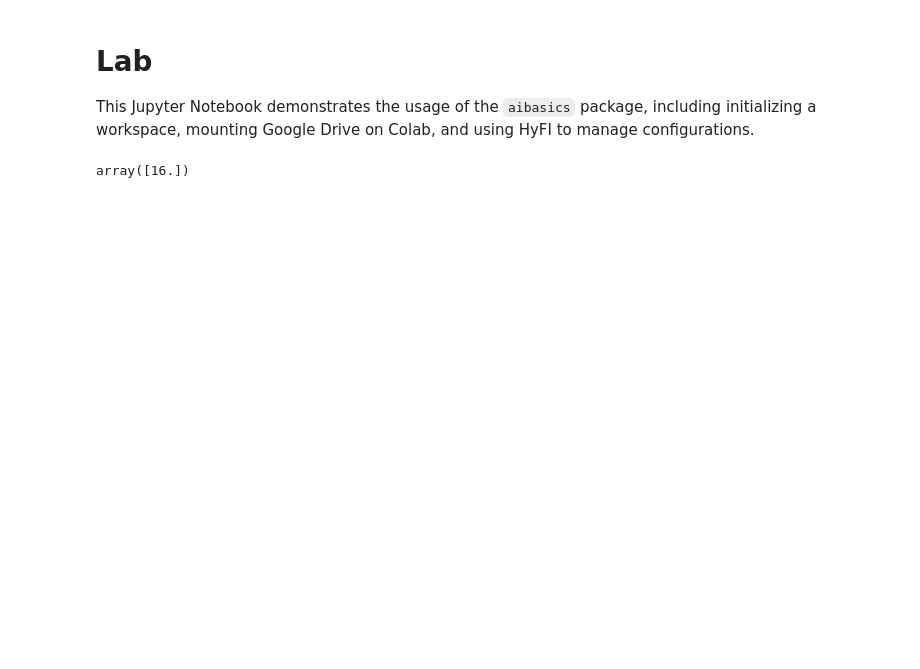
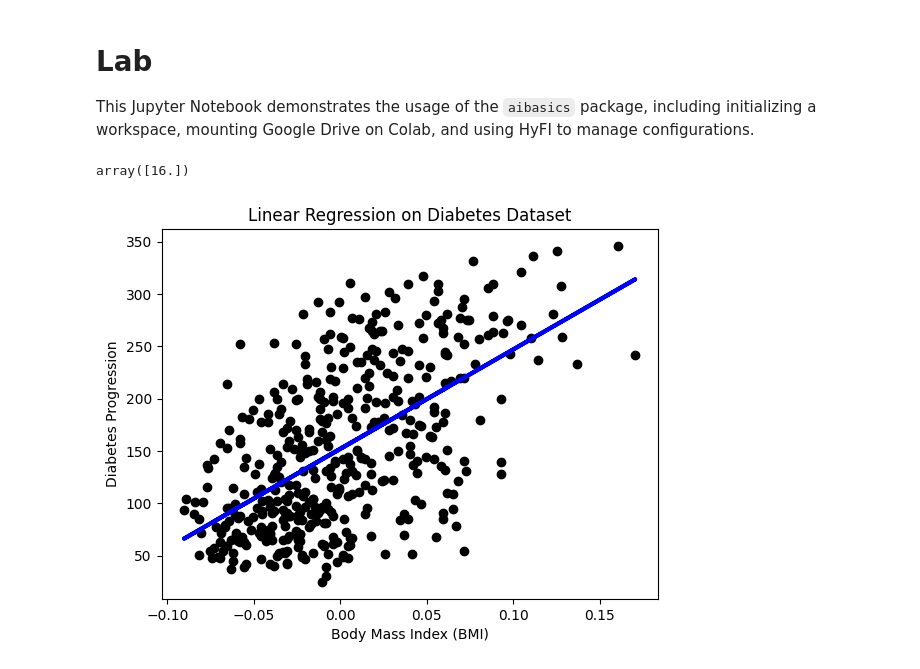
Before and after one commit to entelecheia/aibasics, a Jupyter notebook: book/week05/lab.ipynb, the cells around one changed output. Drawn from its saved outputs; the diff is of its cells as text; code cells hidden in the pictures; blank space fills up the shorter version.

```diff
--- a/book/week05/lab.ipynb
+++ b/book/week05/lab.ipynb
@@ -20,3 +20,25 @@ model = LinearRegression().fit(X, y)
 model.predict(np.array([[3, 5]]))
 # %% [output]
 array([16.])
+# %%
+from sklearn import datasets, linear_model
+import matplotlib.pyplot as plt
+
+# 당뇨병 데이터셋 로드
+diabetes = datasets.load_diabetes()
+X = diabetes.data[:, None, 2]  # BMI 특징 사용
+y = diabetes.target
+
+# 선형 회귀 모델 생성 및 학습
+model = linear_model.LinearRegression()
+model.fit(X, y)
+
+# 결과 시각화
+plt.scatter(X, y, color="black")
+plt.plot(X, model.predict(X), color="blue", linewidth=3)
+plt.xlabel("Body Mass Index (BMI)")
+plt.ylabel("Diabetes Progression")
+plt.title("Linear Regression on Diabetes Dataset")
+plt.show()
+# %% [output]
+[figure, added]
```
Also changed, not shown: parts of 1 cell of this notebook, 9 other files.
